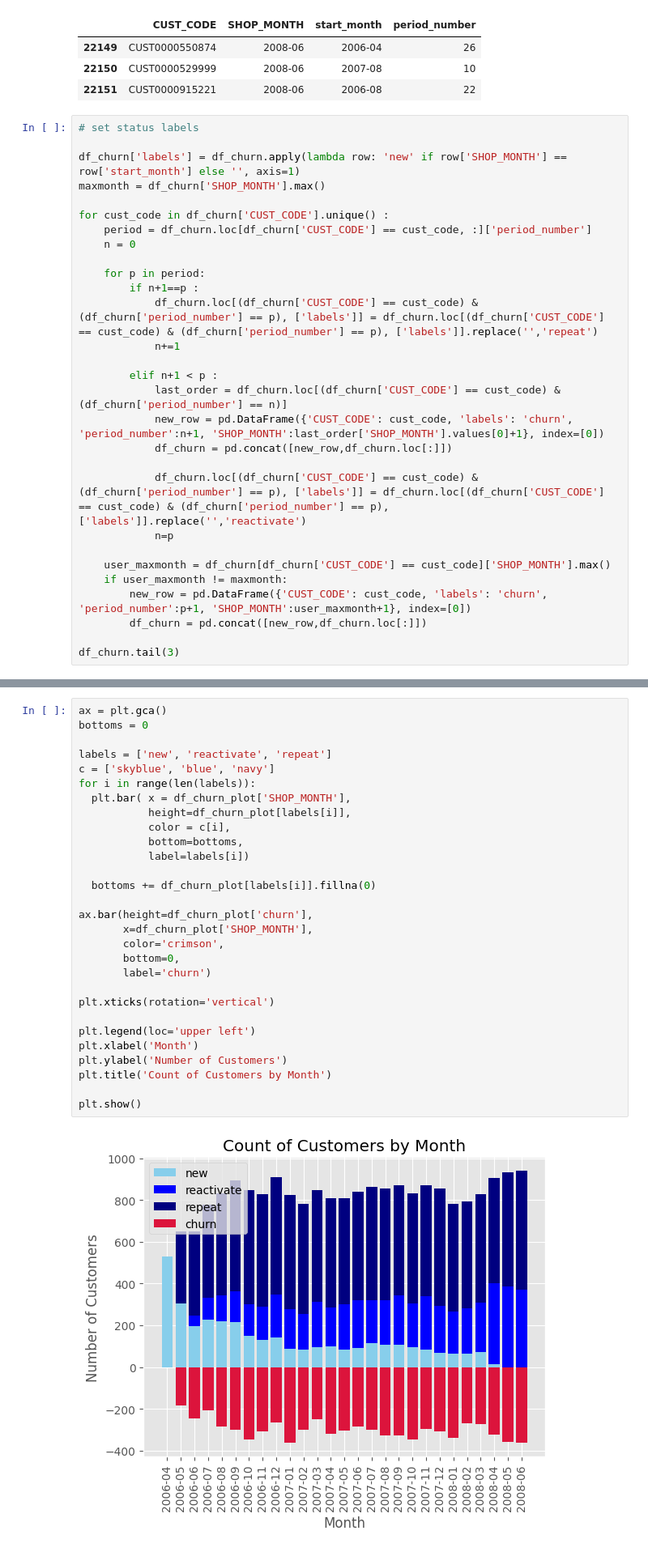
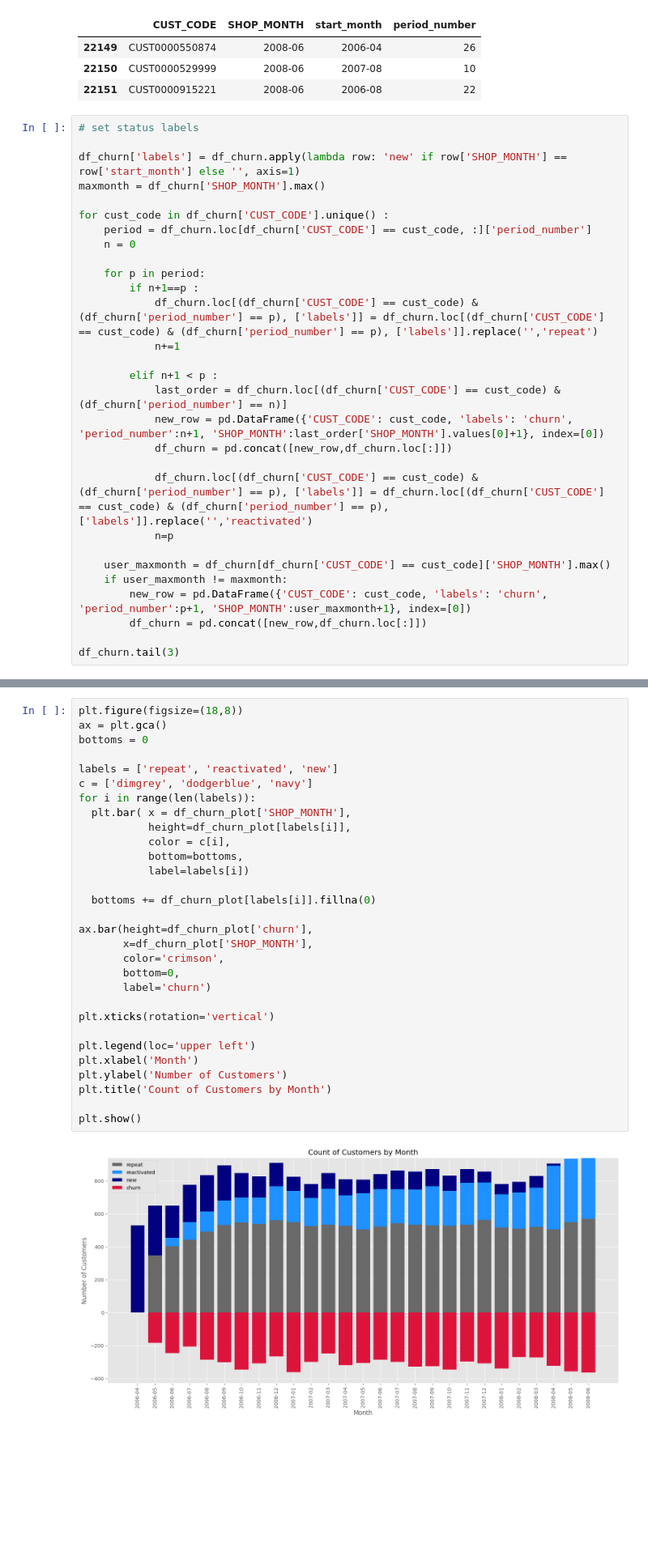
Before and after one commit to terjirapat/MADT8101-Customer-Analytics, a Jupyter notebook: Workshop 4 - Churn Scoring/main.ipynb, the cells around one changed output, grey strips where cells are left out. Shown at 81% size. Saved outputs shown, nothing was run; the diff lists cells and outputs as text; blank space fills up the shorter version.

```diff
--- a/Workshop 4 - Churn Scoring/main.ipynb
+++ b/Workshop 4 - Churn Scoring/main.ipynb
@@ -193,7 +196,7 @@ for cust_code in df_churn['CUST_CODE'].unique() :
             new_row = pd.DataFrame({'CUST_CODE': cust_code, 'labels': 'churn', 'period_number':n+1, 'SHOP_MONTH':last_order['SHOP_MONTH'].values[0]+1}, index=[0])
             df_churn = pd.concat([new_row,df_churn.loc[:]])
 
-            df_churn.loc[(df_churn['CUST_CODE'] == cust_code) & (df_churn['period_number'] == p), ['labels']] = df_churn.loc[(df_churn['CUST_CODE'] == cust_code) & (df_churn['period_number'] == p), ['labels']].replace('','reactivate')
+            df_churn.loc[(df_churn['CUST_CODE'] == cust_code) & (df_churn['period_number'] == p), ['labels']] = df_churn.loc[(df_churn['CUST_CODE'] == cust_code) & (df_churn['period_number'] == p), ['labels']].replace('','reactivated')
             n=p
 
     user_maxmonth = df_churn[df_churn['CUST_CODE'] == cust_code]['SHOP_MONTH'].max()
@@ -219,33 +222,34 @@ df_churn_plot.tail(3)
 | 25 | 2008-05 | -357 | 0 | 385 | 548 |
 | 26 | 2008-06 | -363 | 0 | 370 | 570 |
 # %%
+plt.figure(figsize=(18,8))
 ax = plt.gca()
 bottoms = 0
 
-labels = ['new', 'reactivate', 'repeat']
-c = ['skyblue', 'blue', 'navy']
+labels = ['repeat', 'reactivated', 'new']
+c = ['dimgrey', 'dodgerblue', 'navy']
 for i in range(len(labels)):
   plt.bar( x = df_churn_plot['SHOP_MONTH'],
            height=df_churn_plot[labels[i]],
            color = c[i],
            bottom=bottoms,
            label=labels[i])
 
   bottoms += df_churn_plot[labels[i]].fillna(0)
 
 ax.bar(height=df_churn_plot['churn'],
        x=df_churn_plot['SHOP_MONTH'],
        color='crimson',
        bottom=0,
        label='churn')
 
 plt.xticks(rotation='vertical')
 
 plt.legend(loc='upper left')
 plt.xlabel('Month')
 plt.ylabel('Number of Customers')
 plt.title('Count of Customers by Month')
 
 plt.show()
 # %% [output]
-[figure, old version]
+[figure, new version]
```
Also changed, not shown: parts of 16 cells of this notebook, 1 other file.
